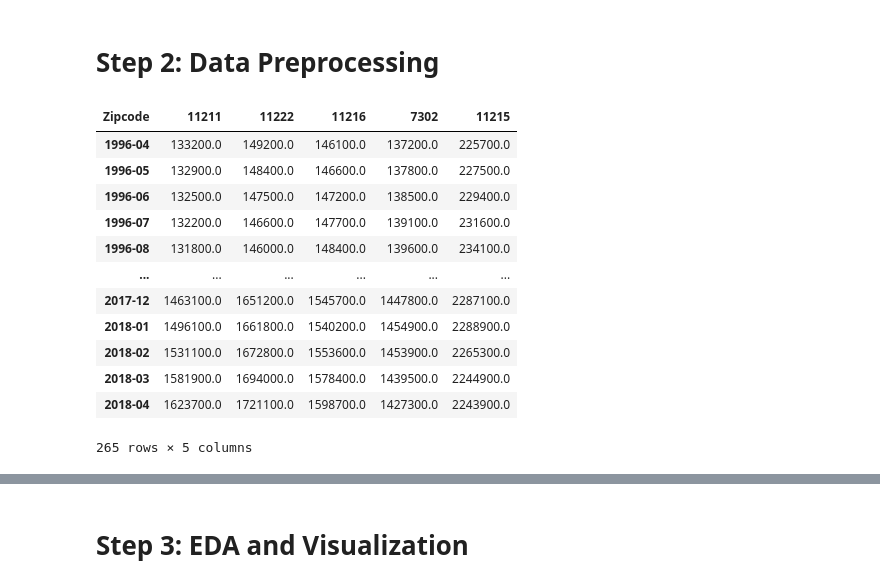
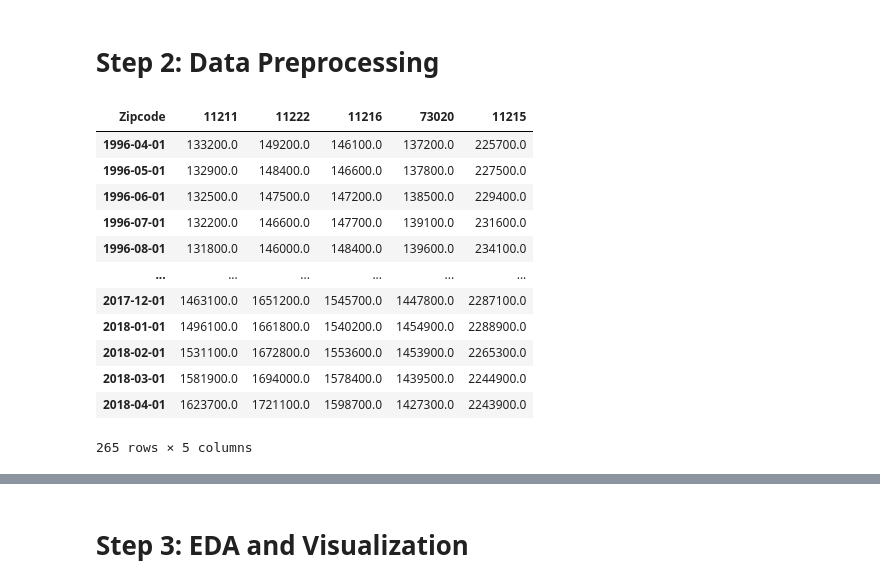
Before and after one commit to tjkim614/zillow_investment_recommendation, a Jupyter notebook: Final Model.ipynb, the cells around one changed output, grey strips where cells are left out. Drawn from its saved outputs; the diff is of its cells as text; code cells hidden in the pictures.

```diff
--- a/Final Model.ipynb
+++ b/Final Model.ipynb
@@ -192,0 +153,17 @@ filtered_data.sort_values(by=['metrics'], ascending=False)
+# %%
+# Calculate Return on Investment for the past 22 years (Apr 1996 - Apr 2018)
+roi = (df['2018-04'] / df['1996-04']) - 1
+roi = pd.DataFrame(roi, index=range(len(roi)))
+
+# Then, store the indexes of the zipcodes that yielded top 10% ROI.
+highest_roi = roi[roi > roi.quantile(.90)].dropna().sort_values(by=0, ascending=False).index
+# choices sorted by highest formula value
+top_choices = pd.DataFrame(formula).sort_values(0, ascending = False).index
+
+# final choices are the zipcodes with highest formula value that has the top 10% ROI
+final_choices = df.loc[top_choices].loc[highest_roi].index
+# %%
+data = df.loc[final_choices].head()
+data.set_index('Zipcode',inplace=True)
+data.rename(index={7302:'73020'}, inplace=True)
+data.index = data.index.map(str)
@@ -220,17 +188,18 @@ def get_datetimes(df):
 # %%
-best_five = df.loc[final_choices].head().drop(['index', 'Location', 'SizeRank'], axis=1).set_index('Zipcode').T
+best_five = data.drop(['index', 'Location', 'SizeRank'], axis=1).T
+best_five.index = pd.to_datetime(best_five.index)
 best_five
 # %% [output]
-| Zipcode | 11211 | 11222 | 11216 | 7302 | 11215 |
-| 1996-04 | 133200.0 | 149200.0 | 146100.0 | 137200.0 | 225700.0 |
-| 1996-05 | 132900.0 | 148400.0 | 146600.0 | 137800.0 | 227500.0 |
-| 1996-06 | 132500.0 | 147500.0 | 147200.0 | 138500.0 | 229400.0 |
-| 1996-07 | 132200.0 | 146600.0 | 147700.0 | 139100.0 | 231600.0 |
-| 1996-08 | 131800.0 | 146000.0 | 148400.0 | 139600.0 | 234100.0 |
+| Zipcode | 11211 | 11222 | 11216 | 73020 | 11215 |
+| 1996-04-01 | 133200.0 | 149200.0 | 146100.0 | 137200.0 | 225700.0 |
+| 1996-05-01 | 132900.0 | 148400.0 | 146600.0 | 137800.0 | 227500.0 |
+| 1996-06-01 | 132500.0 | 147500.0 | 147200.0 | 138500.0 | 229400.0 |
+| 1996-07-01 | 132200.0 | 146600.0 | 147700.0 | 139100.0 | 231600.0 |
+| 1996-08-01 | 131800.0 | 146000.0 | 148400.0 | 139600.0 | 234100.0 |
 | ... | ... | ... | ... | ... | ... |
-| 2017-12 | 1463100.0 | 1651200.0 | 1545700.0 | 1447800.0 | 2287100.0 |
-| 2018-01 | 1496100.0 | 1661800.0 | 1540200.0 | 1454900.0 | 2288900.0 |
-| 2018-02 | 1531100.0 | 1672800.0 | 1553600.0 | 1453900.0 | 2265300.0 |
-| 2018-03 | 1581900.0 | 1694000.0 | 1578400.0 | 1439500.0 | 2244900.0 |
-| 2018-04 | 1623700.0 | 1721100.0 | 1598700.0 | 1427300.0 | 2243900.0 |
+| 2017-12-01 | 1463100.0 | 1651200.0 | 1545700.0 | 1447800.0 | 2287100.0 |
+| 2018-01-01 | 1496100.0 | 1661800.0 | 1540200.0 | 1454900.0 | 2288900.0 |
+| 2018-02-01 | 1531100.0 | 1672800.0 | 1553600.0 | 1453900.0 | 2265300.0 |
+| 2018-03-01 | 1581900.0 | 1694000.0 | 1578400.0 | 1439500.0 | 2244900.0 |
+| 2018-04-01 | 1623700.0 | 1721100.0 | 1598700.0 | 1427300.0 | 2243900.0 |
 265 rows × 5 columns
```
Also changed, not shown: parts of 20 cells of this notebook, 1 other file.
